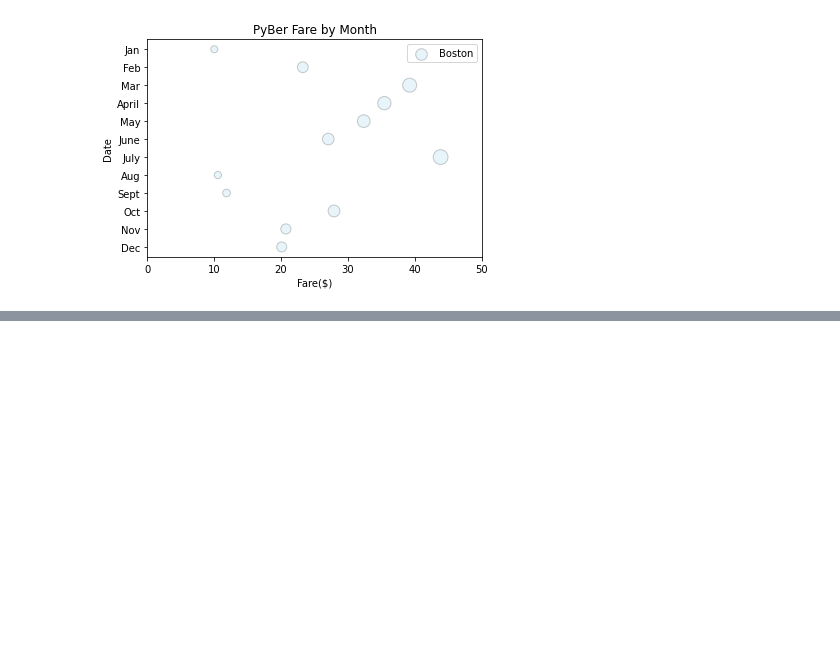
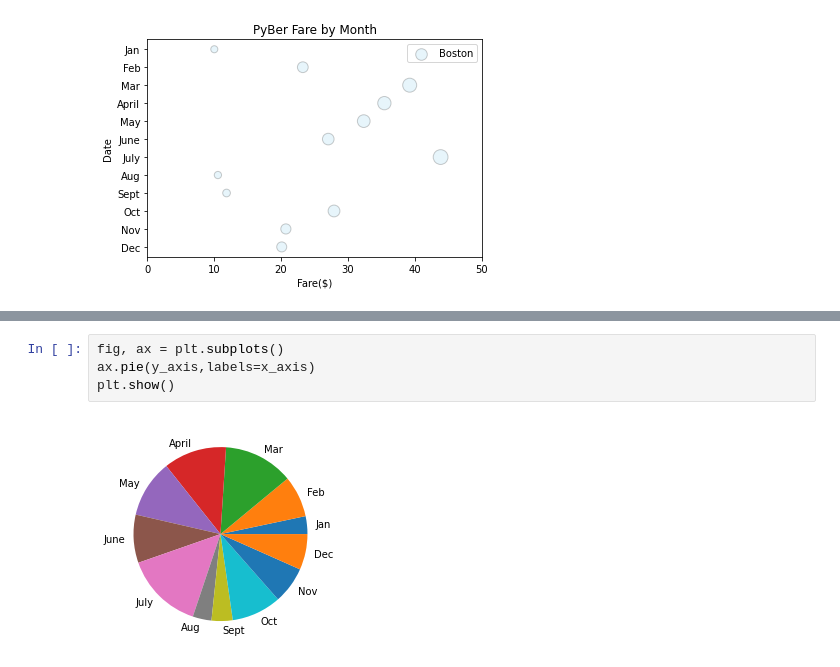
Before and after one commit to hsiblini/PyBer_Analysis, a Jupyter notebook: matplotlib_practice.ipynb, the cells around one changed output, grey strips where cells are left out. Drawn from its saved outputs; the diff is of its cells as text; blank space fills up the shorter version.

```diff
--- a/matplotlib_practice.ipynb
+++ b/matplotlib_practice.ipynb
@@ -246,0 +288,6 @@ plt.legend()
+# %%
+fig, ax = plt.subplots()
+ax.pie(y_axis,labels=x_axis)
+plt.show()
+# %% [output]
+[figure, added]
```
Also changed, not shown: parts of 4 cells of this notebook, 2 other files.
